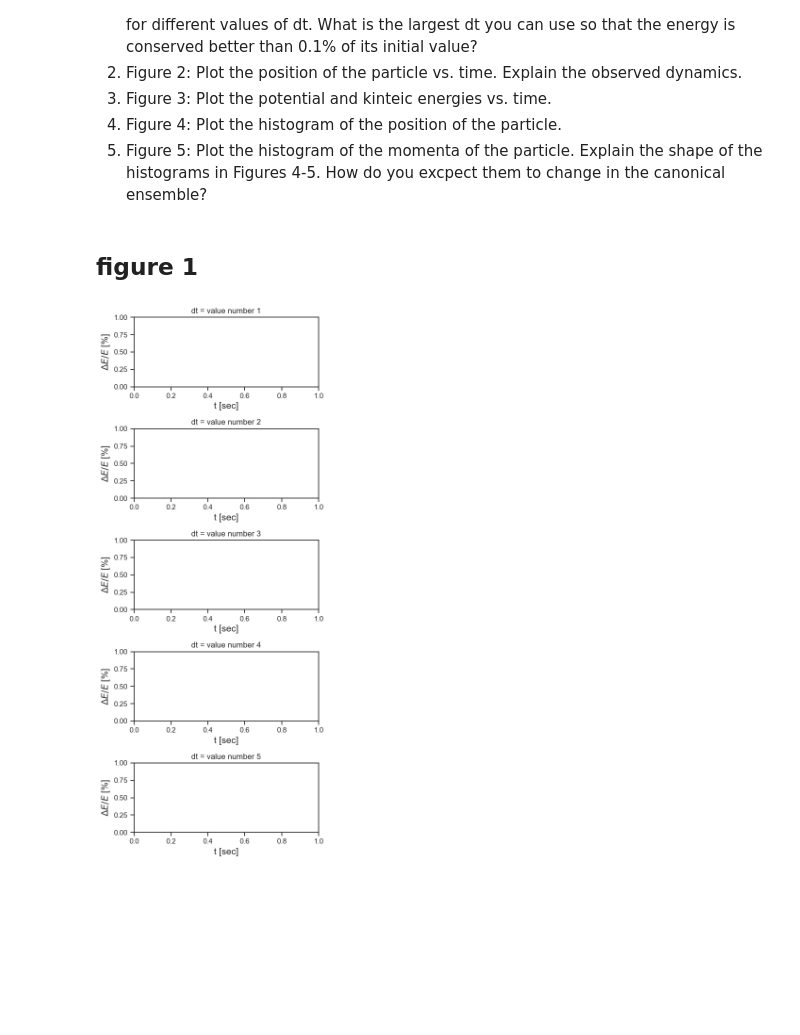
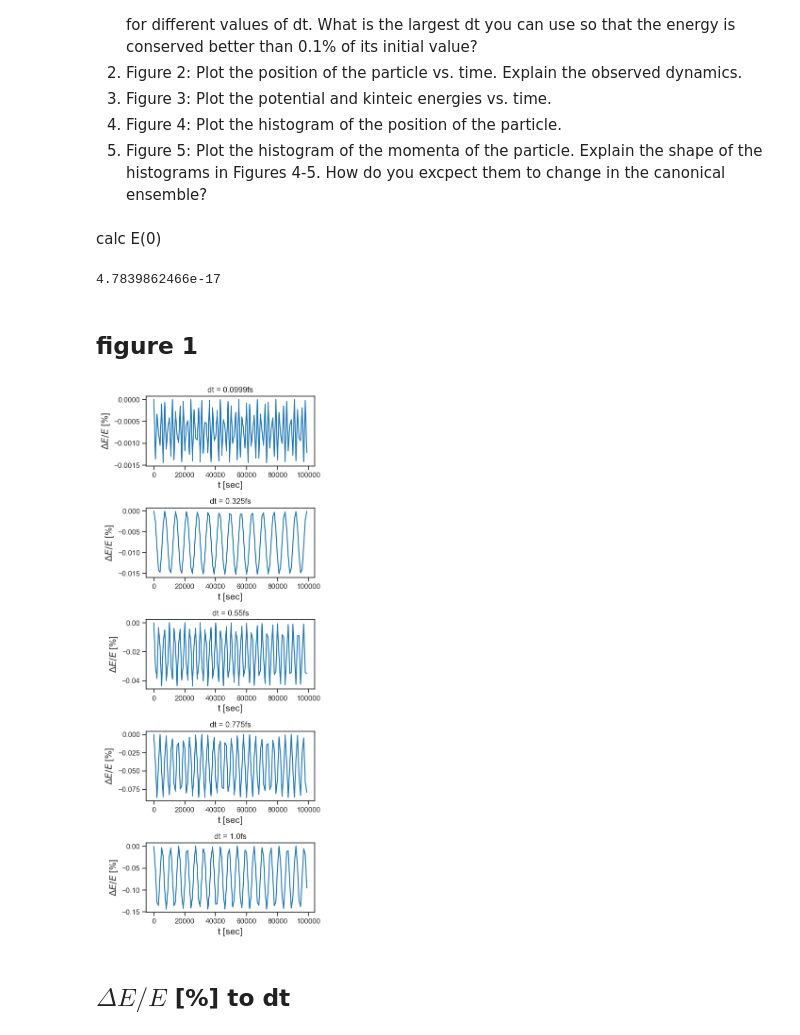
Before and after one commit to SagiMeir/Simulations4Beginners, a Jupyter notebook: getting_started.ipynb, the cells around one changed output. Saved outputs shown, nothing was run; the diff lists cells and outputs as text; code cells hidden in the pictures; blank space fills up the shorter version.

```diff
--- a/getting_started.ipynb
+++ b/getting_started.ipynb
@@ -41,21 +34,42 @@ What is the largest dt you can use so that the energy is conserved better than 0
 1. Figure 4: Plot the histogram of the position of the particle.
 1. Figure 5: Plot the histogram of the momenta of the particle.
 Explain the shape of the histograms in Figures 4-5. How do you excpect them to change in the canonical ensemble?
+# %% [markdown]
+calc E(0)
+# %%
+mass = 6.633E-26
+omega = 7.596E13
+pos = 5E-10
+print(0.5 * (pos * omega) ** 2 * mass)
+# %% [output]
+4.7839862466e-17
 # %% [markdown]
 ## figure 1
 # %%
+import numpy as np
+import pandas as pd
+import matplotlib.pyplot as plt
+# and for nice looking plots:
+import seaborn as sns
+sns.set_theme(style="ticks",rc={'axes.labelsize':14},palette='tab10')
+
+
 # just an example, you can do somthing else
 fig, ax = plt.subplots(5,1,figsize=(5,12))
-for i in range(5):
-    ###########################################################
-    #### enter your code for uploading your simulation data ###
-    ###########################################################
-    ax[i].set_title('dt = value number '+str(i+1))
+for i, dt in enumerate(np.linspace(0.1E-15, 0.1E-14, 5)):
+    df = pd.read_csv("simForFig1_" + str(i) + ".log", sep='\s+')
+    ax[i].plot(df["step"].values, (df["E"].values - df['E'].values[0]) * 100/ df['E'].values)
+    ax[i].set_title("dt = " + str(dt * 1E15)[:6] + "fs")
     ax[i].set_xlabel('t [sec]')
     ax[i].set_ylabel(r'$\Delta E/E$ [%]')
+
+
+
 plt.tight_layout()
 # %% [output]
-[figure, old version]
+[figure, new version]
+# %% [markdown]
+## $\Delta E/E$ [%] to dt
 # %%
 import numpy as np
 import pandas as pd
```
Also changed, not shown: parts of 2 cells of this notebook, 2 other files.
